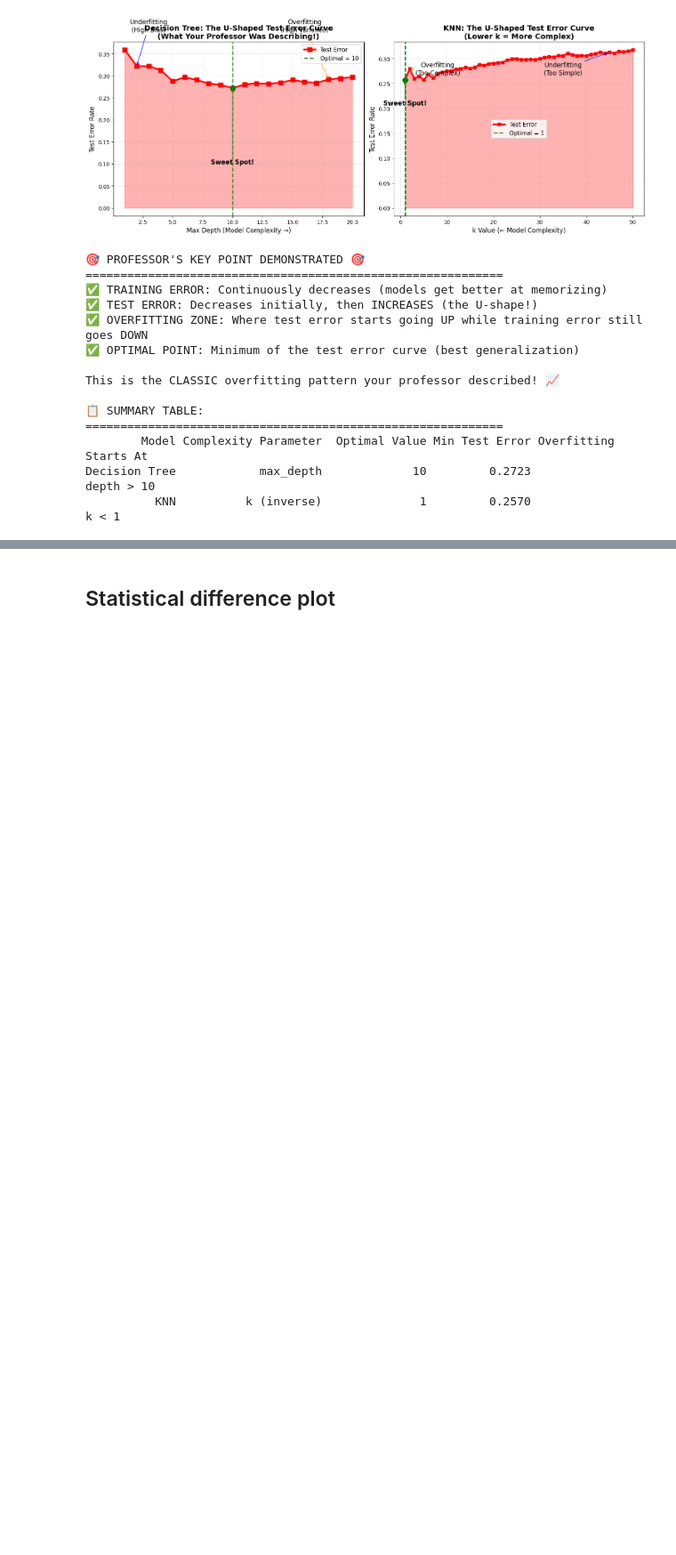
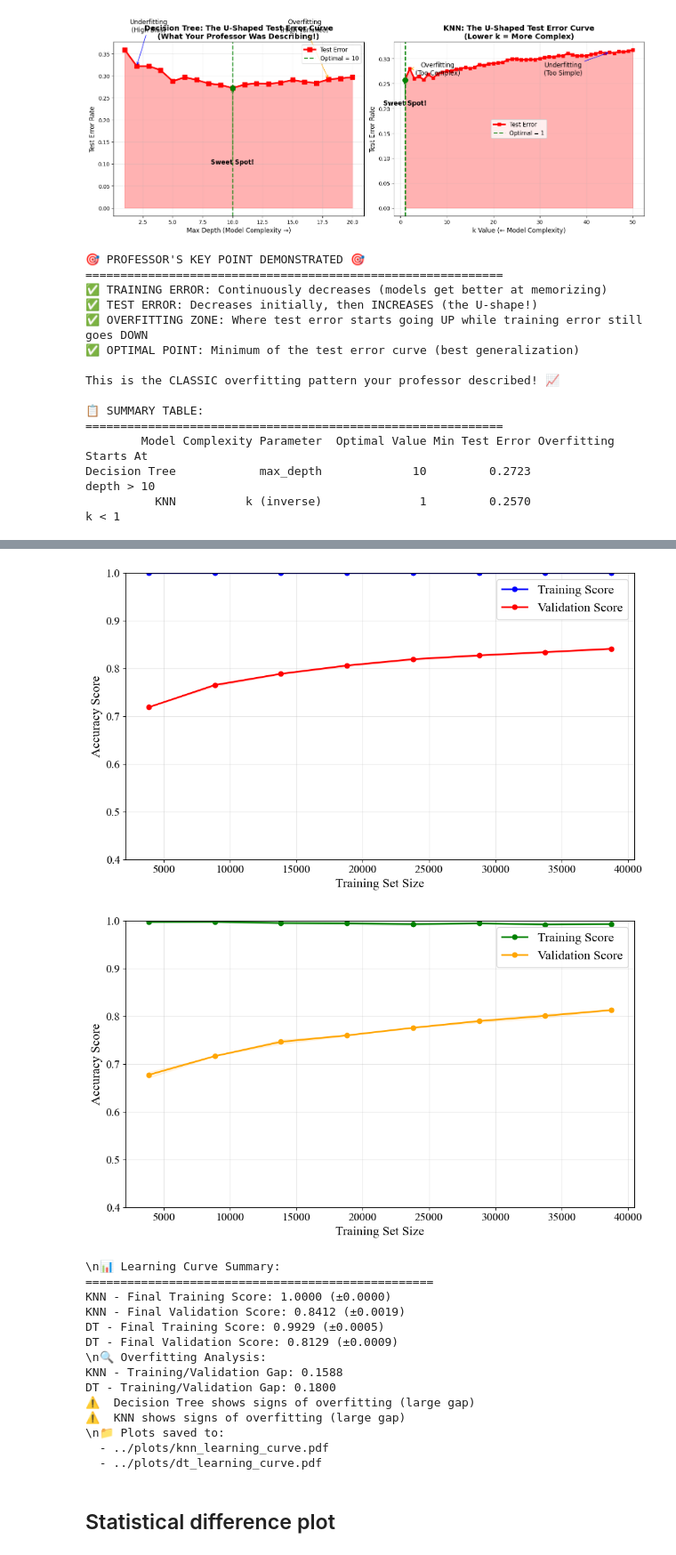
Before and after one commit to Voltzz9/ml441_assignments, a Jupyter notebook: assign2/code/Analysis.ipynb, the cells around one changed output, grey strips where cells are left out. Shown at 89% size. Drawn from its saved outputs; the diff is of its cells as text; code cells hidden in the pictures; blank space fills up the shorter version.

```diff
--- a/assign2/code/Analysis.ipynb
+++ b/assign2/code/Analysis.ipynb
@@ -2531,2 +2750,82 @@ Decision Tree            max_depth             10         0.2723            dept
+# %%
+# Create KNN Learning Curve Plot
+plt.figure(figsize=(10, 6))
+plt.plot(train_sizes_knn, train_mean_knn, 'o-', color='blue', label='Training Score', linewidth=2)
+plt.fill_between(train_sizes_knn, train_mean_knn - train_std_knn,
+                 train_mean_knn + train_std_knn, alpha=0.1, color='blue')
+
+plt.plot(train_sizes_knn, val_mean_knn, 'o-', color='red', label='Validation Score', linewidth=2)
+plt.fill_between(train_sizes_knn, val_mean_knn - val_std_knn,
+                 val_mean_knn + val_std_knn, alpha=0.1, color='red')
+
+plt.xlabel('Training Set Size', fontsize=16, fontfamily='Times New Roman')
+plt.ylabel('Accuracy Score', fontsize=16, fontfamily='Times New Roman')
+plt.legend(loc='best', fontsize=16)
+plt.grid(True, alpha=0.3)
+plt.ylim(0.4, 1.0)
+plt.tight_layout()
+plt.savefig('../plots/knn_learning_curve.pdf', format='pdf', bbox_inches='tight')
+plt.show()
+
+# Create Decision Tree Learning Curve Plot
+plt.figure(figsize=(10, 6))
+plt.plot(train_sizes_dt, train_mean_dt, 'o-', color='green', label='Training Score', linewidth=2)
+plt.fill_between(train_sizes_dt, train_mean_dt - train_std_dt,
+                 train_mean_dt + train_std_dt, alpha=0.1, color='green')
+
+plt.plot(train_sizes_dt, val_mean_dt, 'o-', color='orange', label='Validation Score', linewidth=2)
+plt.fill_between(train_sizes_dt, val_mean_dt - val_std_dt,
+                 val_mean_dt + val_std_dt, alpha=0.1, color='orange')
+
+plt.xlabel('Training Set Size', fontsize=16, fontfamily='Times New Roman')
+plt.ylabel('Accuracy Score', fontsize=16, fontfamily='Times New Roman')
+plt.legend(loc='best', fontsize=16)
+plt.grid(True, alpha=0.3)
+plt.ylim(0.4, 1.0)
+plt.tight_layout()
+plt.savefig('../plots/dt_learning_curve.pdf', format='pdf', bbox_inches='tight')
+plt.show()
+
+# Print summary statistics
+print("\\n📊 Learning Curve Summary:")
+print("="*50)
+print(f"KNN - Final Training Score: {train_mean_knn[-1]:.4f} (±{train_std_knn[-1]:.4f})")
+print(f"KNN - Final Validation Score: {val_mean_knn[-1]:.4f} (±{val_std_knn[-1]:.4f})")
+print(f"DT - Final Training Score: {train_mean_dt[-1]:.4f} (±{train_std_dt[-1]:.4f})")
+print(f"DT - Final Validation Score: {val_mean_dt[-1]:.4f} (±{val_std_dt[-1]:.4f})")
+
+# Check for overfitting
+gap_knn = train_mean_knn[-1] - val_mean_knn[-1]
+gap_dt = train_mean_dt[-1] - val_mean_dt[-1]
+
+print(f"\\n🔍 Overfitting Analysis:")
+print(f"KNN - Training/Validation Gap: {gap_knn:.4f}")
+print(f"DT - Training/Validation Gap: {gap_dt:.4f}")
+
+if gap_dt > 0.1:
+    print("⚠️  Decision Tree shows signs of overfitting (large gap)")
+if gap_knn > 0.1:
+    print("⚠️  KNN shows signs of overfitting (large gap)")
+
+print("\\n📁 Plots saved to:")
+print("  - ../plots/knn_learning_curve.pdf")
+print("  - ../plots/dt_learning_curve.pdf")
+# %% [output]
+[figure, added]
+[figure, added]
+\n📊 Learning Curve Summary:
+==================================================
+KNN - Final Training Score: 1.0000 (±0.0000)
+KNN - Final Validation Score: 0.8412 (±0.0019)
+DT - Final Training Score: 0.9929 (±0.0005)
+DT - Final Validation Score: 0.8129 (±0.0009)
+\n🔍 Overfitting Analysis:
+KNN - Training/Validation Gap: 0.1588
+DT - Training/Validation Gap: 0.1800
+⚠️  Decision Tree shows signs of overfitting (large gap)
+⚠️  KNN shows signs of overfitting (large gap)
+\n📁 Plots saved to:
+  - ../plots/knn_learning_curve.pdf
+  - ../plots/dt_learning_curve.pdf
 # %% [markdown]
 ## Statistical difference plot
```
Also changed, not shown: parts of 16 cells of this notebook, 8 other files.
